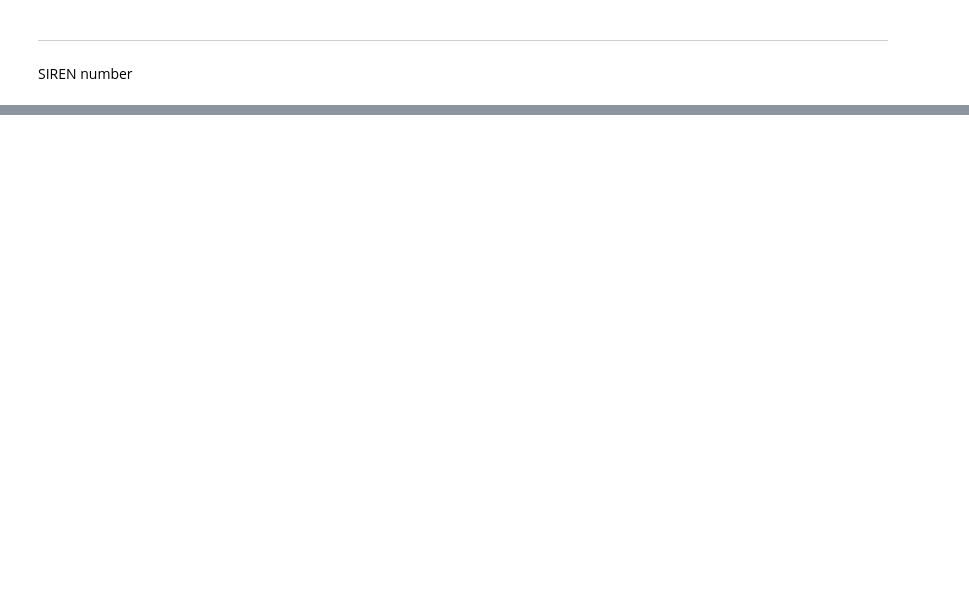
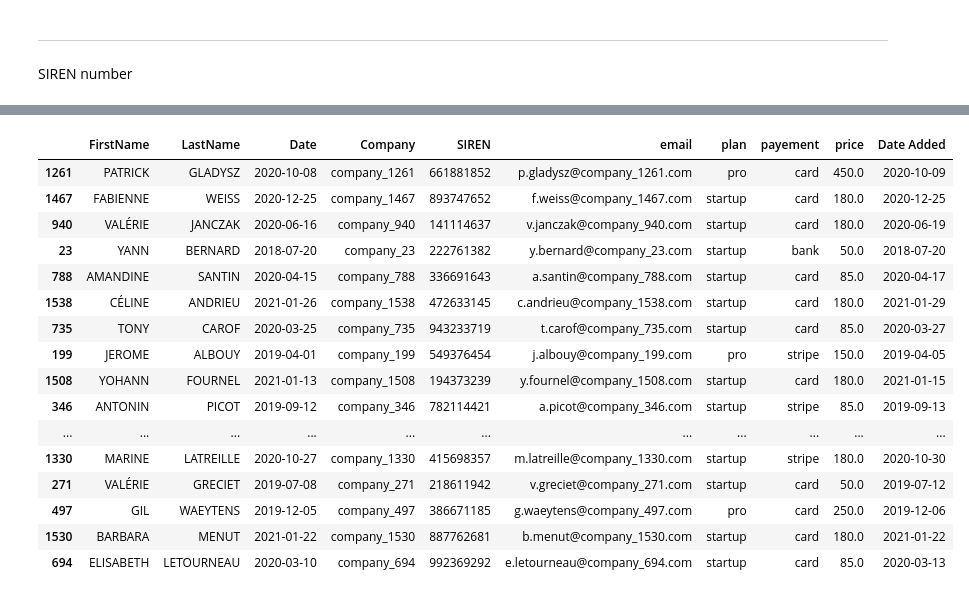
Before and after one commit to JoaquinBeltran1/BA-Datasets, a Jupyter notebook: notebooks/dirty_dataset_1.ipynb, the cells around one changed output, grey strips where cells are left out. Saved outputs shown, nothing was run; the diff lists cells and outputs as text; code cells hidden in the pictures; blank space fills up the shorter version.

Commit message:
working first dataset. Missing churn

```diff
--- a/notebooks/dirty_dataset_1.ipynb
+++ b/notebooks/dirty_dataset_1.ipynb
@@ -1137,0 +1134,26 @@ def teeest():
+# %%
+%%time
+for i in names_df.index:
+    if names_df["Date"][i] <= date_1:
+        if names_df["plan"][i] == "startup":
+            names_df["price"][i] = 50
+        elif names_df["plan"][i] == "pro":
+            names_df["price"][i] = 150
+        else:
+            names_df["price"][i] = 600
+
+    elif date_1 < names_df["Date"][i] <= date_2 :
+        if names_df["plan"][i] == "startup":
+            names_df["price"][i] = 85
+        elif names_df["plan"][i] == "pro":
+            names_df["price"][i] = 250
+        else:
+            names_df["price"][i] = 750
+
+    else:
+        if names_df["plan"][i] == "startup":
+            names_df["price"][i] = 180
+        elif names_df["plan"][i] == "pro":
+            names_df["price"][i] = 450
+        else:
+            names_df["price"][i] = 900
@@ -1137,0 +1185,6 @@ def teeest():
+# %%
+def friday_of_that_week(dt):
+    days_to_go = 4 - dt.weekday()
+    if days_to_go:
+        dt += timedelta(days_to_go)
+    return dt
@@ -1137,0 +1197,4 @@ def teeest():
+# %%
+date_added = []
+for i in names_df.index:
+    date_added.append(friday_of_that_week(names_df["Date"][i]))
@@ -1137,0 +1224,22 @@ def teeest():
+# %%
+names_df["Date Added"] = date_added
+# %%
+names_df.sample(20)
+# %% [output]
+|  | FirstName | LastName | Date | Company | SIREN | email | plan | payement | price | Date Added |
+| 1261 | PATRICK | GLADYSZ | 2020-10-08 | company_1261 | 661881852 | p.gladysz@company_1261.com | pro | card | 450.0 | 2020-10-09 |
+| 1467 | FABIENNE | WEISS | 2020-12-25 | company_1467 | 893747652 | f.weiss@company_1467.com | startup | card | 180.0 | 2020-12-25 |
+| 940 | VALÉRIE | JANCZAK | 2020-06-16 | company_940 | 141114637 | v.janczak@company_940.com | startup | card | 180.0 | 2020-06-19 |
+| 23 | YANN | BERNARD | 2018-07-20 | company_23 | 222761382 | y.bernard@company_23.com | startup | bank | 50.0 | 2018-07-20 |
+| 788 | AMANDINE | SANTIN | 2020-04-15 | company_788 | 336691643 | a.santin@company_788.com | startup | card | 85.0 | 2020-04-17 |
+| 1538 | CÉLINE | ANDRIEU | 2021-01-26 | company_1538 | 472633145 | c.andrieu@company_1538.com | startup | card | 180.0 | 2021-01-29 |
+| 735 | TONY | CAROF | 2020-03-25 | company_735 | 943233719 | t.carof@company_735.com | startup | card | 85.0 | 2020-03-27 |
+| 199 | JEROME | ALBOUY | 2019-04-01 | company_199 | 549376454 | j.albouy@company_199.com | pro | stripe | 150.0 | 2019-04-05 |
+| 1508 | YOHANN | FOURNEL | 2021-01-13 | company_1508 | 194373239 | y.fournel@company_1508.com | startup | card | 180.0 | 2021-01-15 |
+| 346 | ANTONIN | PICOT | 2019-09-12 | company_346 | 782114421 | a.picot@company_346.com | startup | stripe | 85.0 | 2019-09-13 |
+| ... | ... | ... | ... | ... | ... | ... | ... | ... | ... | ... |
+| 1330 | MARINE | LATREILLE | 2020-10-27 | company_1330 | 415698357 | m.latreille@company_1330.com | startup | stripe | 180.0 | 2020-10-30 |
+| 271 | VALÉRIE | GRECIET | 2019-07-08 | company_271 | 218611942 | v.greciet@company_271.com | startup | card | 50.0 | 2019-07-12 |
+| 497 | GIL | WAEYTENS | 2019-12-05 | company_497 | 386671185 | g.waeytens@company_497.com | pro | card | 250.0 | 2019-12-06 |
+| 1530 | BARBARA | MENUT | 2021-01-22 | company_1530 | 887762681 | b.menut@company_1530.com | startup | card | 180.0 | 2021-01-22 |
+| 694 | ELISABETH | LETOURNEAU | 2020-03-10 | company_694 | 992369292 | e.letourneau@company_694.com | startup | card | 85.0 | 2020-03-13 |
```
Also changed, not shown: parts of 58 cells of this notebook, 3 other files.
